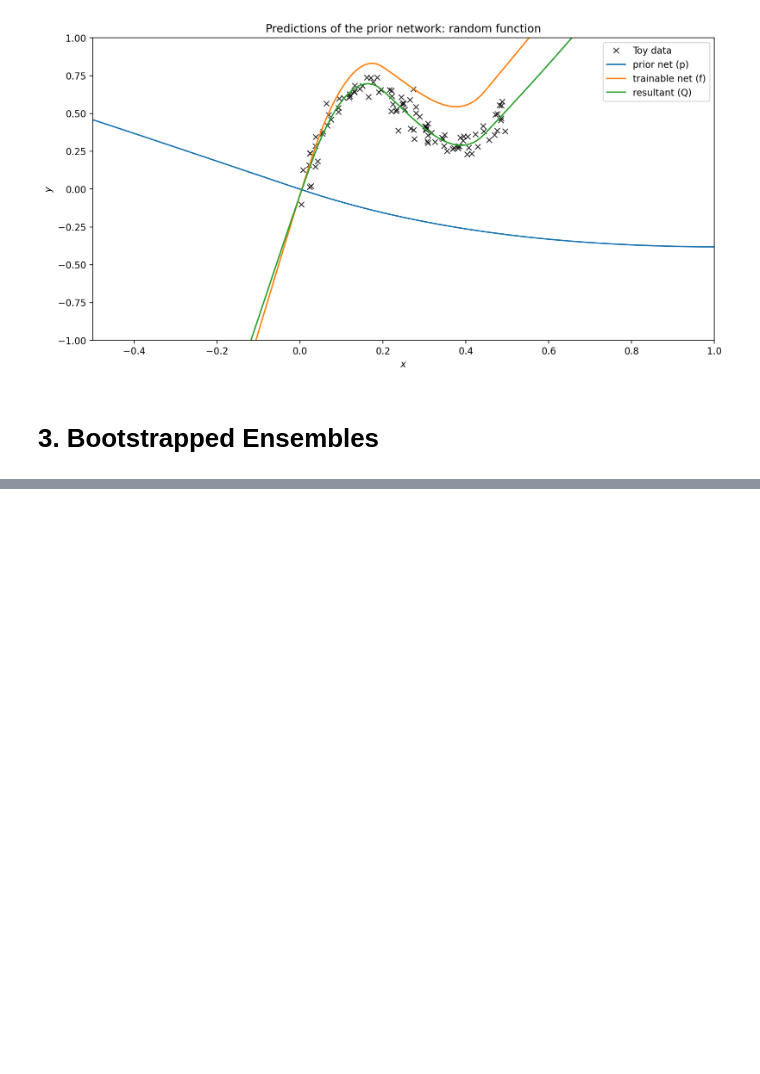
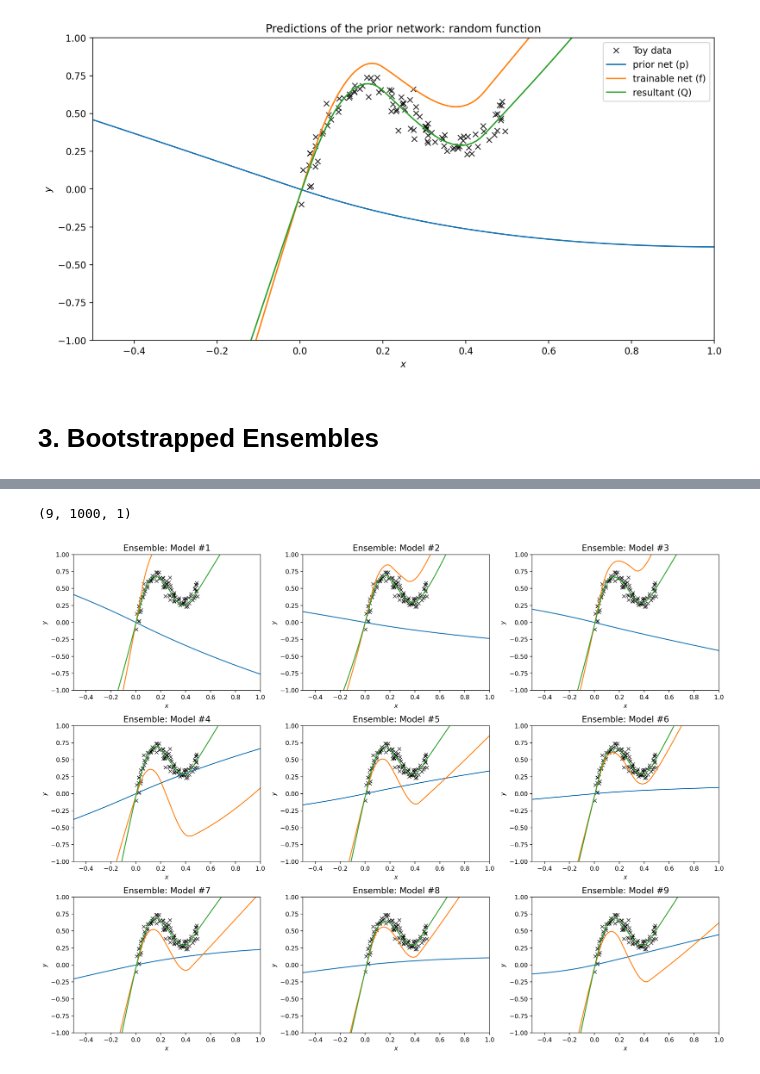
Before and after one commit to peterchang0414/randomized_priors, a Jupyter notebook: randomized_priors.ipynb, the cells around one changed output, grey strips where cells are left out. Saved outputs shown, nothing was run; the diff lists cells and outputs as text; code cells hidden in the pictures; blank space fills up the shorter version.

Commit message:
Plot ensemble results

```diff
--- a/randomized_priors.ipynb
+++ b/randomized_priors.ipynb
@@ -117,10 +117,16 @@ prior, trainable = train(jax.random.PRNGKey(0), X, Y, 3, 2000)
 # %%
-generic = GenericNet()
-model = Model(prior=GenericNet(), trainable=GenericNet(), beta=3)
-Y_prior = generic.apply({'params': prior}, x_grid)
-Y_trainable = generic.apply({'params': trainable}, x_grid)
-Y_model = model.apply({'params': {'prior': prior, 'trainable': trainable}},
-                      x_grid)
+# Prediction function to be resued in Part 3
+def get_predictions(X, params):
+  prior, trainable = params
+  generic = GenericNet()
+  model = Model(prior=GenericNet(), trainable=GenericNet(), beta=3)
+  Y_prior = generic.apply({'params': prior}, x_grid)
+  Y_trainable = generic.apply({'params': trainable}, x_grid)
+  Y_model = model.apply({'params': {'prior': prior, 'trainable': trainable}},
+                        x_grid)
+  return Y_prior, Y_trainable, Y_model
+# %%
+Y_prior, Y_trainable, Y_model = get_predictions(x_grid, params)
 # %%
 # Plot the results
 plt.figure(figsize=[12,6], dpi=200)
@@ -154,3 +160,35 @@ def build_ensemble(n_estimators, beta, X, Y):
     key, _ = jax.random.split(subkey)
     ensemble.append(train(key, X, Y, 3, 3000))
   return ensemble
+# %%
+# Array of predictions for each model in trained ensemble
+def get_ensemble_predictions(n_estimators, beta, X, Y, X_new):
+  prior_grid, trainable_grid, y_grid = [], [], []
+  for model_params in build_ensemble(n_estimators, beta, X, Y):
+    Y_prior, Y_trainable, Y_model = get_predictions(x_grid, model_params)
+    prior_grid.append(Y_prior)
+    trainable_grid.append(Y_trainable)
+    y_grid.append(Y_model)
+  return jnp.array(prior_grid), jnp.array(trainable_grid), jnp.array(y_grid)
+# %%
+prior_grid, trainable_grid, y_grid = get_ensemble_predictions(9, 3, X, Y, x_grid)
+# %%
+y_grid.shape
+# %% [output]
+(9, 1000, 1)
+# %%
+# Plot the results
+plt.figure(figsize=[16,12], dpi=200)
+for i in range(9):
+    plt.subplot(3,3,i+1)
+    plt.plot(X, Y, 'kx', label='Toy data', alpha=0.8)
+    plt.plot(x_grid, prior_grid[i,:,0], label='prior net (p)')
+    plt.plot(x_grid, trainable_grid[i,:,0], label='trainable net (f)')
+    plt.plot(x_grid, y_grid[i,:,0], label='resultant (Q)')
+    plt.title('Ensemble: Model #{}'.format(i+1), fontsize=14)
+    plt.xlabel('$x$'); plt.ylabel('$y$')
+    plt.xlim(-0.5,1.0); plt.ylim(-1.0,1.0)
+plt.tight_layout()
+plt.show();
+# %% [output]
+[figure, added]
```
Also changed, not shown: parts of 2 cells of this notebook.
